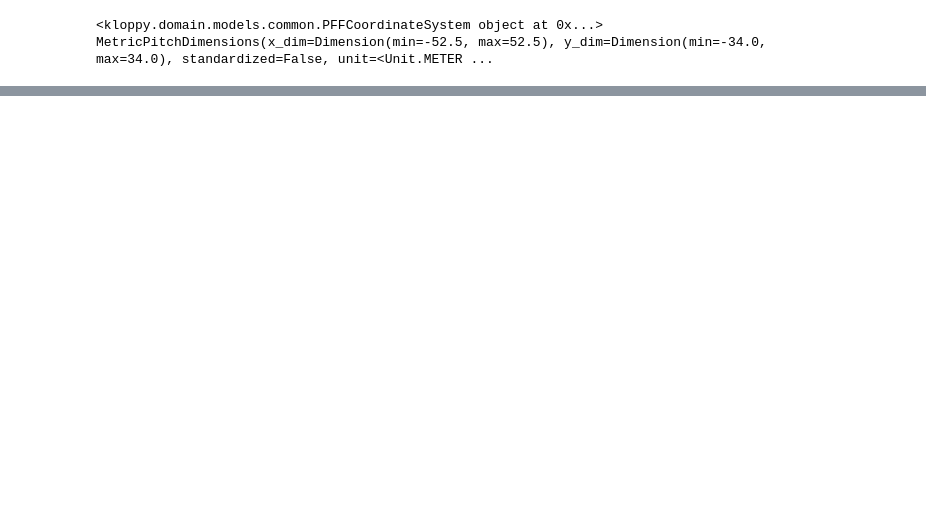
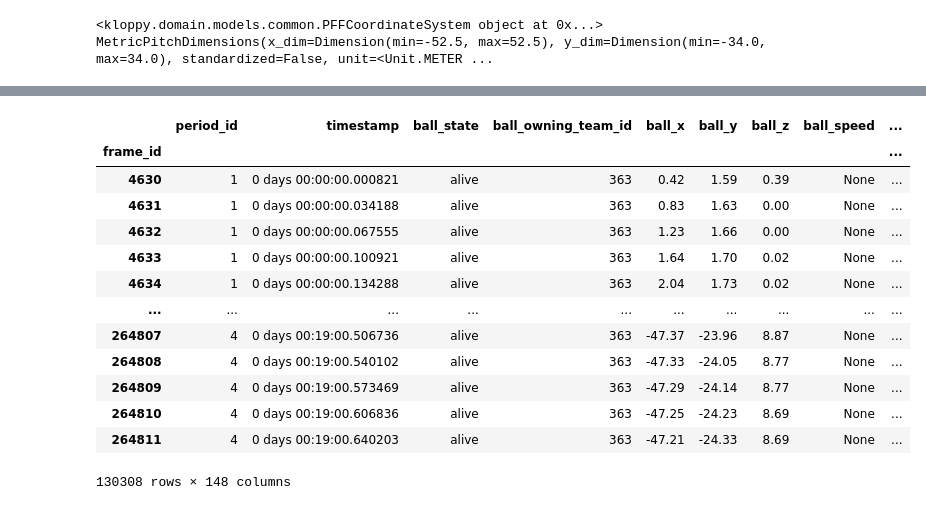
Before and after one commit to stephTchembeu/pysport-aims, a Jupyter notebook: first_week/_test_15-16_07.ipynb, the cells around one changed output, grey strips where cells are left out. Saved outputs shown, nothing was run; the diff lists cells and outputs as text; code cells hidden in the pictures; blank space fills up the shorter version.

```diff
--- a/first_week/_test_15-16_07.ipynb
+++ b/first_week/_test_15-16_07.ipynb
@@ -252,0 +292,4 @@ print(dataset.metadata.coordinate_system,dataset.metadata.pitch_dimensions,datas
+# %%
+# Good they are list let get them as dataframe using the inbuilt method to_df()
+df = dataset.to_df()
+df
@@ -252,0 +310,18 @@ print(dataset.metadata.coordinate_system,dataset.metadata.pitch_dimensions,datas
+# %%
+# set the frame_id as index
+df.set_index("frame_id").sort_index(ascending=True)
+# %% [output]
+|  | period_id | timestamp | ball_state | ball_owning_team_id | ball_x | ball_y | ball_z | ball_speed | ... |
+| frame_id |  |  |  |  |  |  |  |  | ... |
+| 4630 | 1 | 0 days 00:00:00.000821 | alive | 363 | 0.42 | 1.59 | 0.39 | None | ... |
+| 4631 | 1 | 0 days 00:00:00.034188 | alive | 363 | 0.83 | 1.63 | 0.00 | None | ... |
+| 4632 | 1 | 0 days 00:00:00.067555 | alive | 363 | 1.23 | 1.66 | 0.00 | None | ... |
+| 4633 | 1 | 0 days 00:00:00.100921 | alive | 363 | 1.64 | 1.70 | 0.02 | None | ... |
+| 4634 | 1 | 0 days 00:00:00.134288 | alive | 363 | 2.04 | 1.73 | 0.02 | None | ... |
+| ... | ... | ... | ... | ... | ... | ... | ... | ... | ... |
+| 264807 | 4 | 0 days 00:19:00.506736 | alive | 363 | -47.37 | -23.96 | 8.87 | None | ... |
+| 264808 | 4 | 0 days 00:19:00.540102 | alive | 363 | -47.33 | -24.05 | 8.77 | None | ... |
+| 264809 | 4 | 0 days 00:19:00.573469 | alive | 363 | -47.29 | -24.14 | 8.77 | None | ... |
+| 264810 | 4 | 0 days 00:19:00.606836 | alive | 363 | -47.25 | -24.23 | 8.69 | None | ... |
+| 264811 | 4 | 0 days 00:19:00.640203 | alive | 363 | -47.21 | -24.33 | 8.69 | None | ... |
+130308 rows × 148 columns
```
Also changed, not shown: parts of 16 cells of this notebook.
